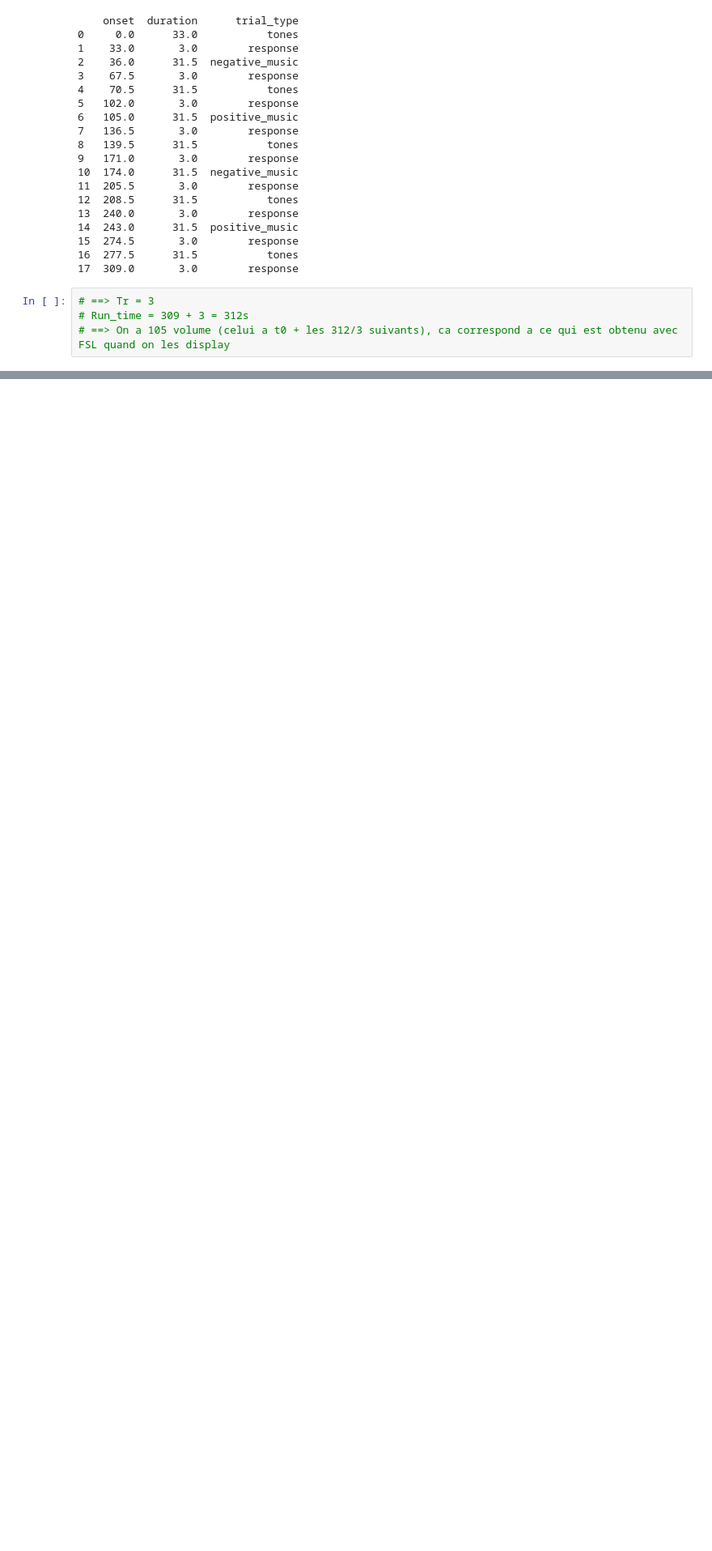
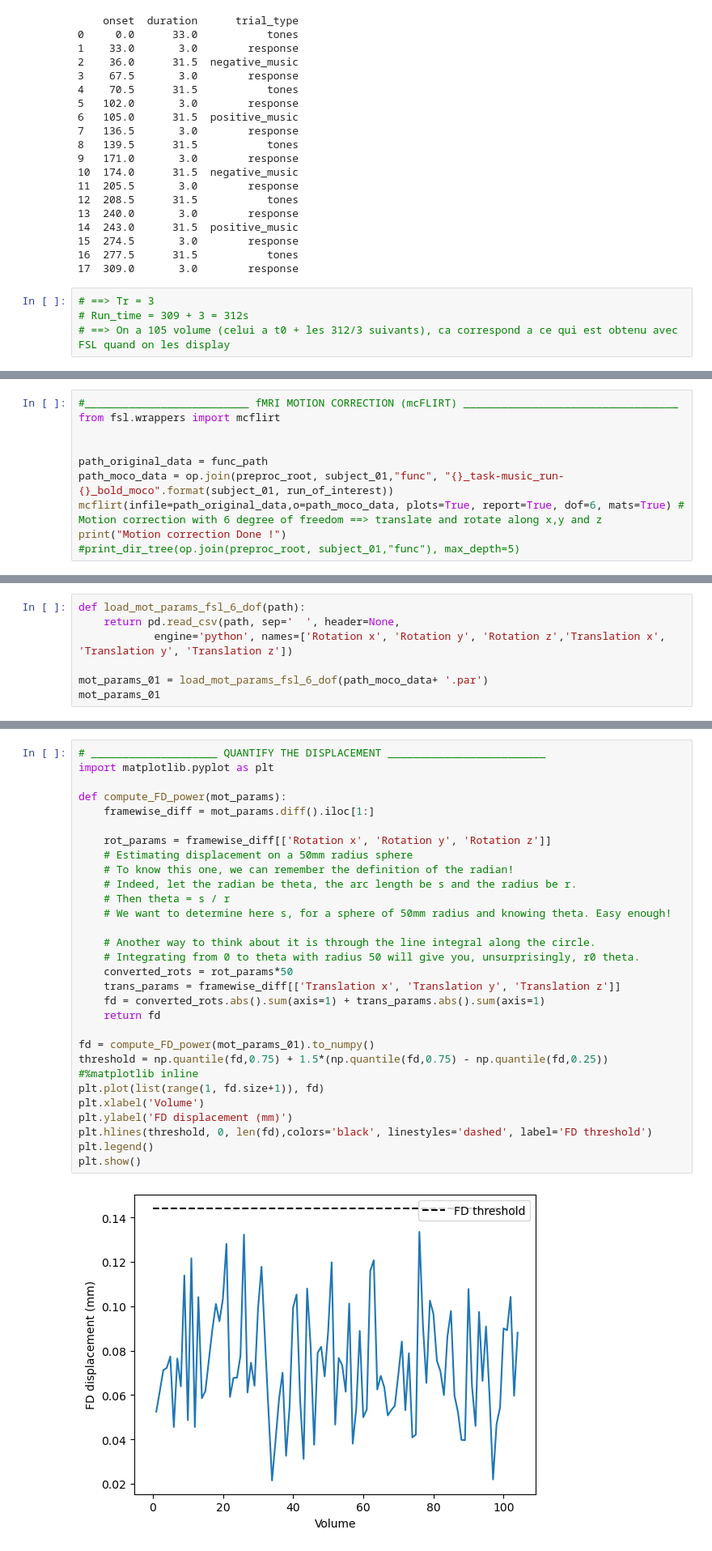
Before and after one commit to maverest/NSSP_Project_1, a Jupyter notebook: project.ipynb, the cells around one changed output, grey strips where cells are left out. Shown: that part at 81% size. Saved outputs shown, nothing was run; the diff lists cells and outputs as text; blank space fills up the shorter version.

```diff
--- a/project.ipynb
+++ b/project.ipynb
@@ -324,0 +356,10 @@ response : 103.0 - 104.0
+# %%
+#__________________________ fMRI MOTION CORRECTION (mcFLIRT) __________________________________
+from fsl.wrappers import mcflirt
+
+
+path_original_data = func_path
+path_moco_data = op.join(preproc_root, subject_01,"func", "{}_task-music_run-{}_bold_moco".format(subject_01, run_of_interest))
+mcflirt(infile=path_original_data,o=path_moco_data, plots=True, report=True, dof=6, mats=True) # Motion correction with 6 degree of freedom ==> translate and rotate along x,y and z
+print("Motion correction Done !")
+#print_dir_tree(op.join(preproc_root, subject_01,"func"), max_depth=5)
@@ -324,0 +388,7 @@ response : 103.0 - 104.0
+# %%
+def load_mot_params_fsl_6_dof(path):
+    return pd.read_csv(path, sep='  ', header=None,
+            engine='python', names=['Rotation x', 'Rotation y', 'Rotation z','Translation x', 'Translation y', 'Translation z'])
+
+mot_params_01 = load_mot_params_fsl_6_dof(path_moco_data+ '.par')
+mot_params_01
@@ -324,0 +409,32 @@ response : 103.0 - 104.0
+# %%
+# ____________________ QUANTIFY THE DISPLACEMENT _________________________
+import matplotlib.pyplot as plt
+
+def compute_FD_power(mot_params):
+    framewise_diff = mot_params.diff().iloc[1:]
+
+    rot_params = framewise_diff[['Rotation x', 'Rotation y', 'Rotation z']]
+    # Estimating displacement on a 50mm radius sphere
+    # To know this one, we can remember the definition of the radian!
+    # Indeed, let the radian be theta, the arc length be s and the radius be r.
+    # Then theta = s / r
+    # We want to determine here s, for a sphere of 50mm radius and knowing theta. Easy enough!
+
+    # Another way to think about it is through the line integral along the circle.
+    # Integrating from 0 to theta with radius 50 will give you, unsurprisingly, r0 theta.
+    converted_rots = rot_params*50
+    trans_params = framewise_diff[['Translation x', 'Translation y', 'Translation z']]
+    fd = converted_rots.abs().sum(axis=1) + trans_params.abs().sum(axis=1)
+    return fd
+
+fd = compute_FD_power(mot_params_01).to_numpy()
+threshold = np.quantile(fd,0.75) + 1.5*(np.quantile(fd,0.75) - np.quantile(fd,0.25))
+#%matplotlib inline
+plt.plot(list(range(1, fd.size+1)), fd)
+plt.xlabel('Volume')
+plt.ylabel('FD displacement (mm)')
+plt.hlines(threshold, 0, len(fd),colors='black', linestyles='dashed', label='FD threshold')
+plt.legend()
+plt.show()
+# %% [output]
+[figure, added]
```
Also changed, not shown: parts of 13 cells of this notebook.
